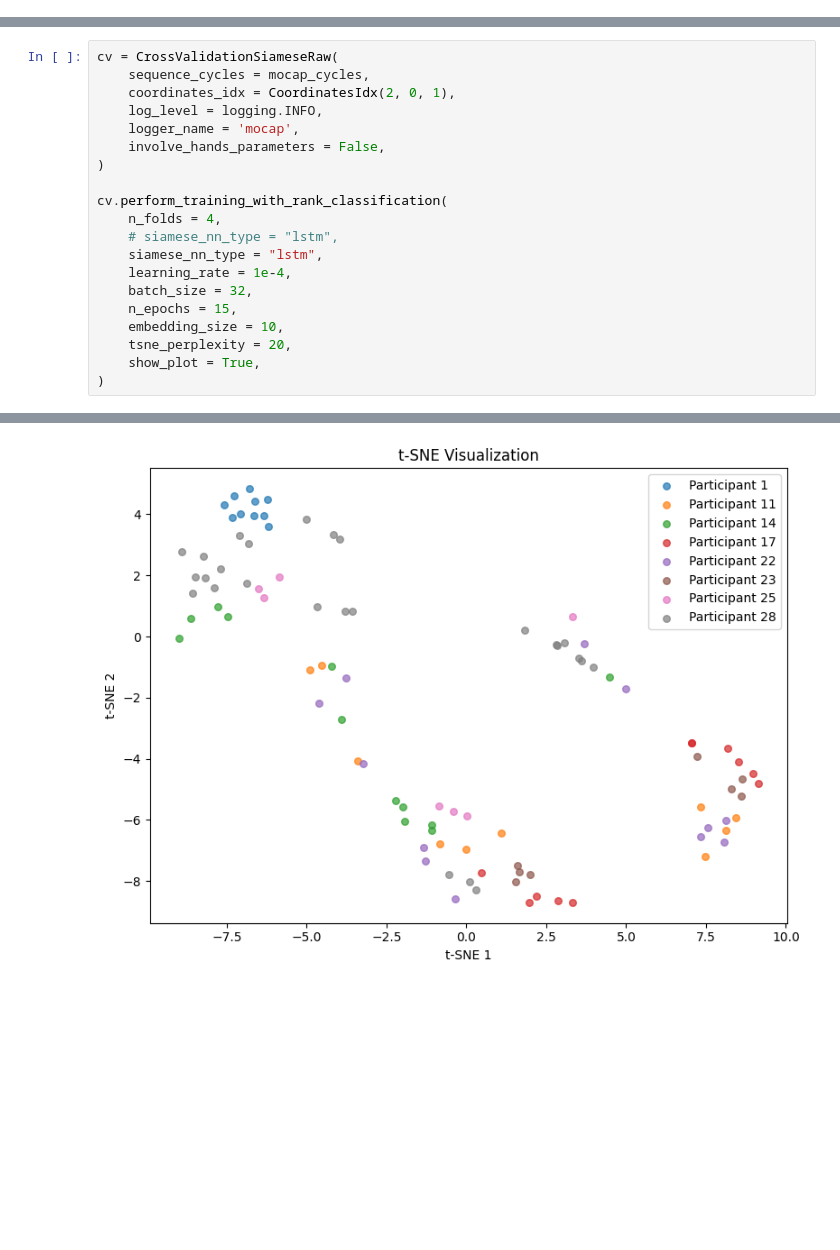
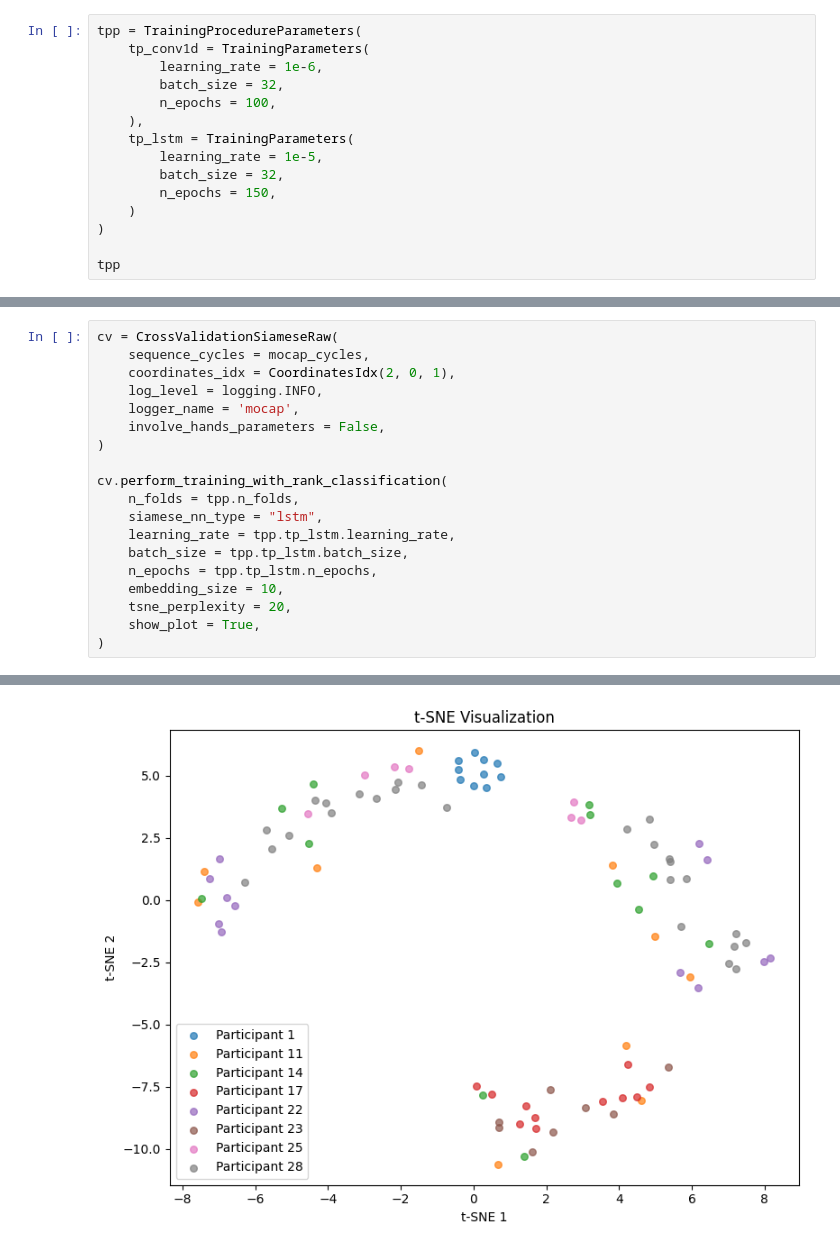
Before and after one commit to mklimek001/gait-features-identification, a Jupyter notebook: cv_embeddings_wo_hands_experiments.ipynb, the cells around one changed output, grey strips where cells are left out. Drawn from its saved outputs; the diff is of its cells as text; blank space fills up the shorter version.

Commit message:
training parameters optimized

```diff
--- a/cv_embeddings_wo_hands_experiments.ipynb
+++ b/cv_embeddings_wo_hands_experiments.ipynb
@@ -22,0 +27,15 @@ with open("./datasets/yolo/dataset_yolo26_triang_best_cameras_cycles_split_butte
+# %%
+tpp = TrainingProcedureParameters(
+    tp_conv1d = TrainingParameters(
+        learning_rate = 1e-6,
+        batch_size = 32,
+        n_epochs = 100,
+    ),
+    tp_lstm = TrainingParameters(
+        learning_rate = 1e-5,
+        batch_size = 32,
+        n_epochs = 150,
+    )
+)
+
+tpp
@@ -140,12 +160,11 @@ cv = CrossValidationSiameseRaw(
 )
 
 cv.perform_training_with_rank_classification(
-    n_folds = 4,
-    # siamese_nn_type = "lstm",
+    n_folds = tpp.n_folds,
     siamese_nn_type = "lstm",
-    learning_rate = 1e-4,
-    batch_size = 32,
-    n_epochs = 15,
+    learning_rate = tpp.tp_lstm.learning_rate,
+    batch_size = tpp.tp_lstm.batch_size,
+    n_epochs = tpp.tp_lstm.n_epochs,
     embedding_size = 10,
     tsne_perplexity = 20,
     show_plot = True,
@@ -208 +226 @@ cv.perform_training_with_rank_classification(
-[figure, old version]
+[figure, new version]
```
Also changed, not shown: parts of 12 cells of this notebook, 14 other files.
